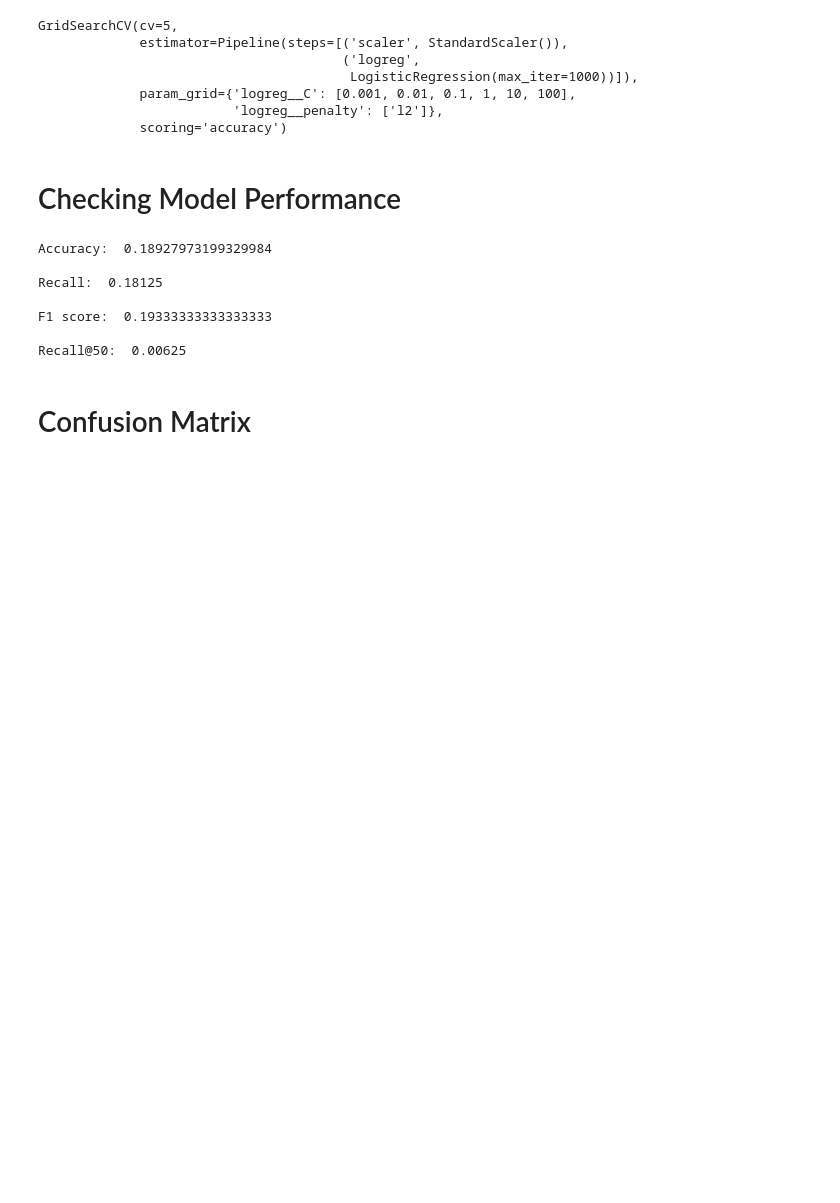
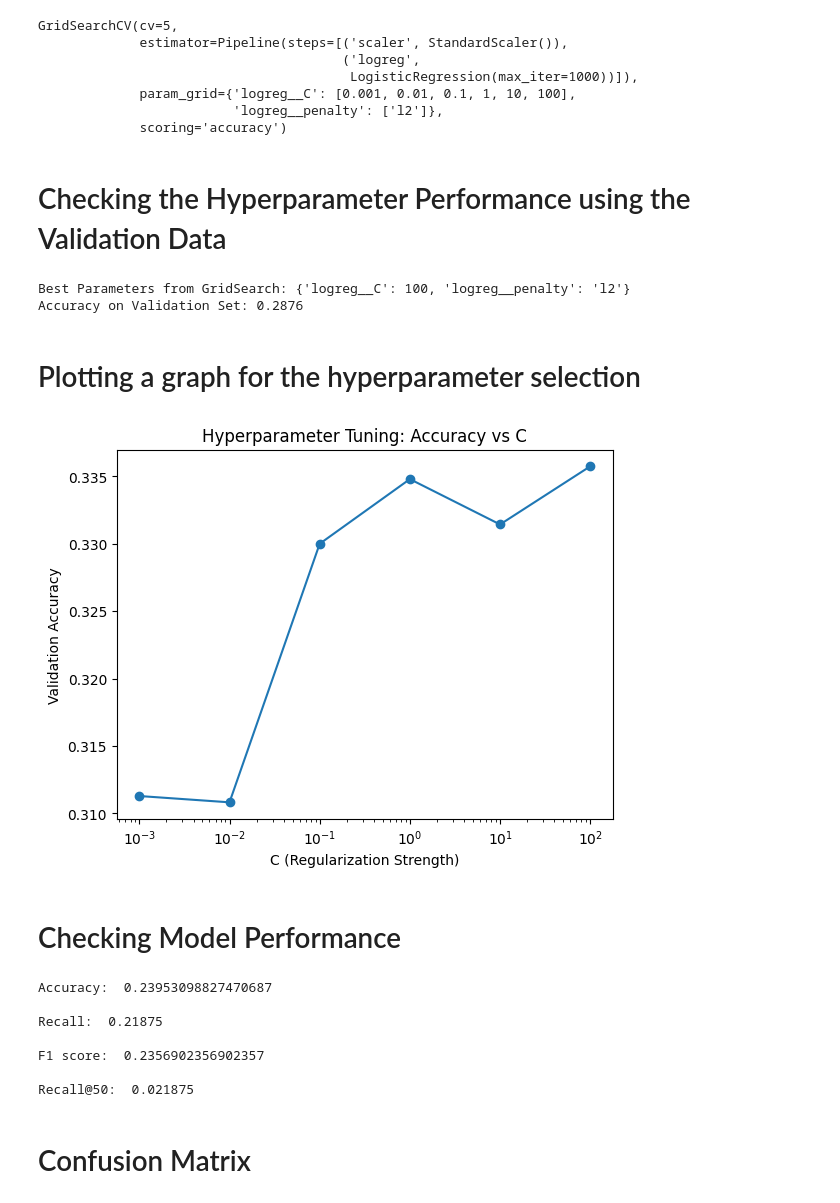
Before and after one commit to advayav/dgeb-comparitive-analysis, a Jupyter notebook: DGEB_BiGene_Mining_LR.ipynb, the cells around one changed output. Drawn from its saved outputs; the diff is of its cells as text; code cells hidden in the pictures; blank space fills up the shorter version.

```diff
--- a/DGEB_BiGene_Mining_LR.ipynb
+++ b/DGEB_BiGene_Mining_LR.ipynb
@@ -238,11 +241,35 @@ GridSearchCV(cv=5,
              param_grid={'logreg__C': [0.001, 0.01, 0.1, 1, 10, 100],
                          'logreg__penalty': ['l2']},
              scoring='accuracy')
+# %% [markdown]
+# Checking the Hyperparameter Performance using the Validation Data
+# %%
+best_model = grid_search.best_estimator_
+
+val_predictions = best_model.predict(X_val)
+val_accuracy = accuracy_score(y_val, val_predictions)
+
+print(f"Best Parameters from GridSearch: {grid_search.best_params_}")
+print(f"Accuracy on Validation Set: {val_accuracy:.4f}")
+# %% [output]
+Best Parameters from GridSearch: {'logreg__C': 100, 'logreg__penalty': 'l2'}
+Accuracy on Validation Set: 0.2876
+# %% [markdown]
+# Plotting a graph for the hyperparameter selection
+# %%
+hyperparam_results = pd.DataFrame(grid_search.cv_results_)
+plt.semilogx(hyperparam_results['param_logreg__C'], hyperparam_results['mean_test_score'], marker='o')
+plt.xlabel('C (Regularization Strength)')
+plt.ylabel('Validation Accuracy')
+plt.title('Hyperparameter Tuning: Accuracy vs C')
+plt.show()
+# %% [output]
+[figure, added]
 # %% [markdown]
 # Checking Model Performance
 # %%
-y_pred = grid_search.predict(X_test)
-y_predprob = grid_search.predict_proba(X_test)[:, 1]
+y_pred = best_model.predict(X_test)
+y_predprob = best_model.predict_proba(X_test)[:, 1]
 
 accuracy = accuracy_score(y_test, y_pred)
 print("Accuracy: ", accuracy)
@@ -271,13 +298,13 @@ def calculate_recall_at_k(y_test, y_predprob, k=50):
 recall_50 = calculate_recall_at_k(y_test, y_predprob, k=50)
 print("Recall@50: ", recall_50)
 # %% [output]
-Accuracy:  0.18927973199329984
+Accuracy:  0.23953098827470687
 
-Recall:  0.18125
+Recall:  0.21875
 
-F1 score:  0.19333333333333333
+F1 score:  0.2356902356902357
 
-Recall@50:  0.00625
+Recall@50:  0.021875
 # %% [markdown]
 # Confusion Matrix
 # %%
```
Also changed, not shown: parts of 7 cells of this notebook.
